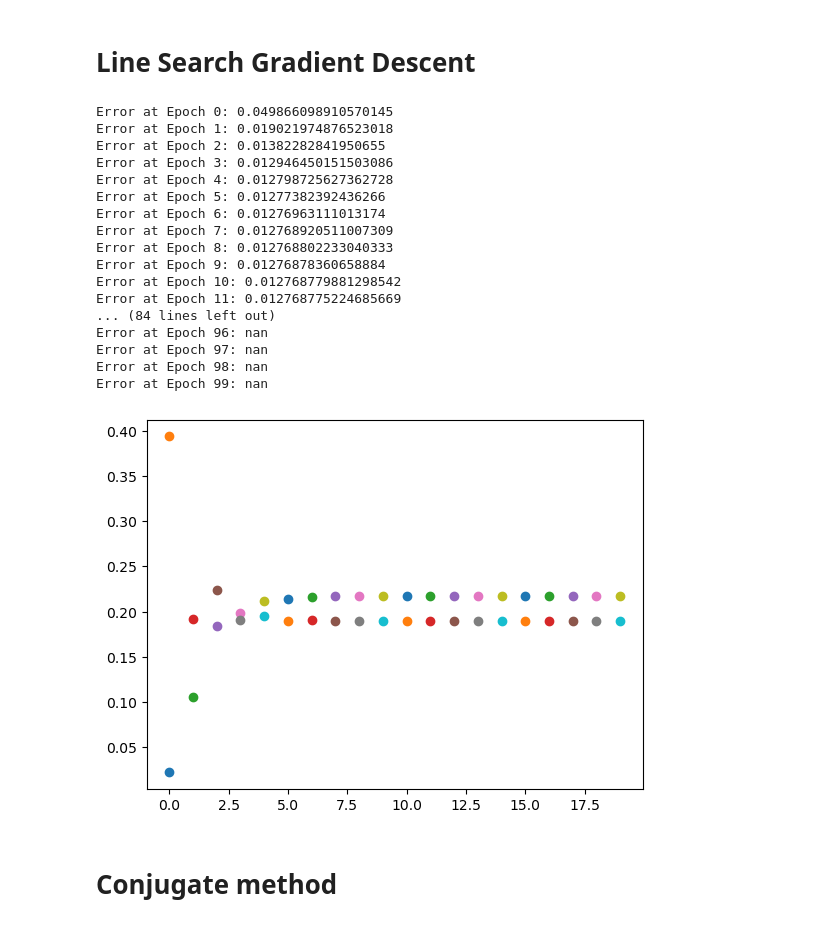
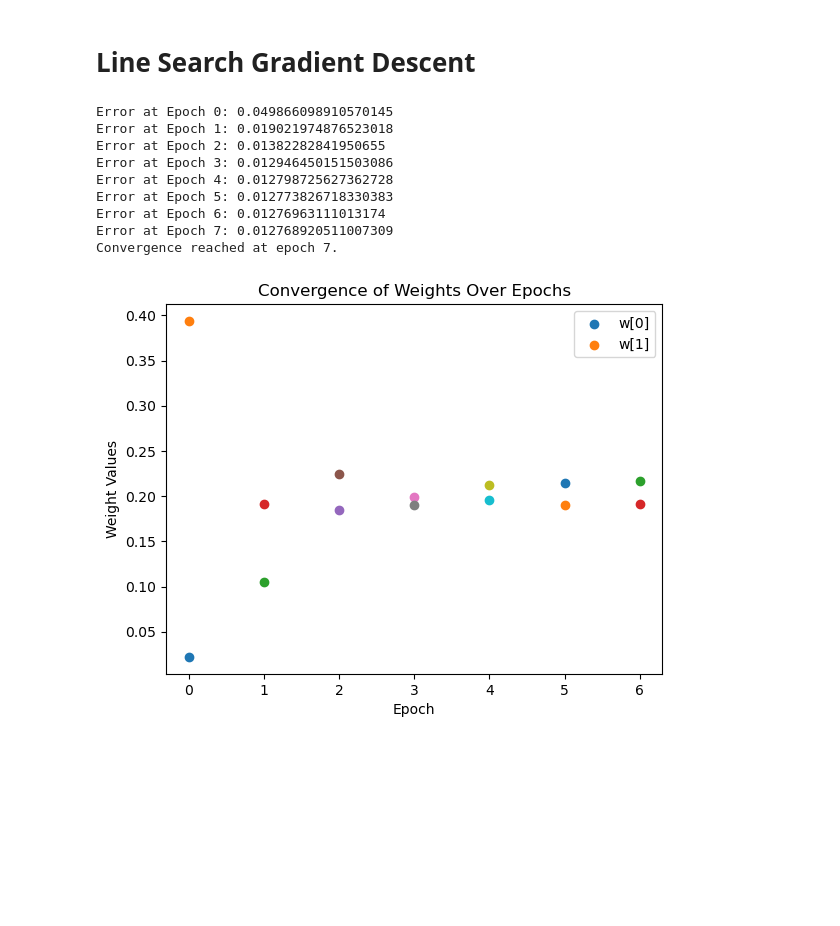
Before and after one commit to Philipp-Blankenhagen/DL-from-scratch, a Jupyter notebook: Gradient Descent.ipynb, the cells around one changed output. Drawn from its saved outputs; the diff is of its cells as text; code cells hidden in the pictures; blank space fills up the shorter version.

```diff
--- a/Gradient Descent.ipynb
+++ b/Gradient Descent.ipynb
@@ -70,47 +86,54 @@ Error at Epoch 99: 0.012768778018653393
 # Line Search Gradient Descent
 # %%
 %matplotlib inline
-#plt.xlim(-0.6,0.4)
-#plt.ylim(0,0.5)
 
-p = 3
-w = torch.tensor([-0.45, 0.2])[:,None]
+def line_search_gradient_descent(X, y, p=3, epochs=100, tol=1e-6):
+    """
+    Performs line search gradient descent optimization on a linear regression model with early stopping.
 
+    Parameters:
+    - X: torch.Tensor, input features matrix.
+    - y: torch.Tensor, target values vector.
+    - p: int, scaling factor for loss calculation.
+    - epochs: int, number of iterations to perform.
+    - tol: float, tolerance for early stopping based on change in loss.
 
-for epoch in range(100):
-    g_t =  (1/p * X@X.T@w - 1/p * X@y.T)
+    Outputs a plot of the weight components' values over the epochs, demonstrating their convergence behavior.
+    """
+    w = torch.tensor([-0.45, 0.2])[:, None]
+    prev_loss = float('inf')
 
-    w -= ((g_t.T@g_t)/(g_t.T@(1/p * X@X.T)@g_t)) * g_t
+    for epoch in range(epochs):
+        g_t = (1/p * X @ X.T @ w - 1/p * X @ y.T)
+        step_size = ((g_t.T @ g_t) / (g_t.T @ (1/p * X @ X.T) @ g_t + 1e-8))
+        w -= step_size * g_t
 
+        y_pred = X.T @ w
+        loss = ((torch.linalg.vector_norm((y_pred - y.T), ord=2)) ** 2) * 0.5 * 1 / p
+        print(f'Error at Epoch {epoch}: {loss}')
 
-    y_pred = X.T@w
-    loss = ((torch.linalg.vector_norm((X.T@w - y.T), ord=2))**2) * 0.5 * 1/p
-    print(f'Error at Epoch {epoch}: {loss}')
+        if abs(prev_loss - loss) < tol:
+            print(f'Convergence reached at epoch {epoch}.')
+            break
+        prev_loss = loss
 
+        plt.scatter(epoch, w[0], label='w[0]' if epoch == 0 else "")
+        plt.scatter(epoch, w[1], label='w[1]' if epoch == 0 else "")
 
-    #plt.scatter(w.detach()[0],w.detach()[1])
-    plt.scatter(epoch,w[0])
-    plt.scatter(epoch,w[1])
-
-plt.show()
+    plt.xlabel('Epoch')
+    plt.ylabel('Weight Values')
+    plt.title('Convergence of Weights Over Epochs')
+    plt.legend()
+    plt.show()
+line_search_gradient_descent(X, y, p=3, epochs=100)
 # %% [output]
 Error at Epoch 0: 0.049866098910570145
 Error at Epoch 1: 0.019021974876523018
 Error at Epoch 2: 0.01382282841950655
 Error at Epoch 3: 0.012946450151503086
 Error at Epoch 4: 0.012798725627362728
-Error at Epoch 5: 0.01277382392436266
+Error at Epoch 5: 0.012773826718330383
 Error at Epoch 6: 0.01276963111013174
 Error at Epoch 7: 0.012768920511007309
-Error at Epoch 8: 0.012768802233040333
-Error at Epoch 9: 0.01276878360658884
-Error at Epoch 10: 0.012768779881298542
-Error at Epoch 11: 0.012768775224685669
-... (84 lines left out)
-Error at Epoch 96: nan
-Error at Epoch 97: nan
-Error at Epoch 98: nan
-Error at Epoch 99: nan
+Convergence reached at epoch 7.
-[figure, old version]
+[figure, new version]
-# %% [markdown]
-# Conjugate method
```
Also changed, not shown: parts of 3 cells of this notebook.
